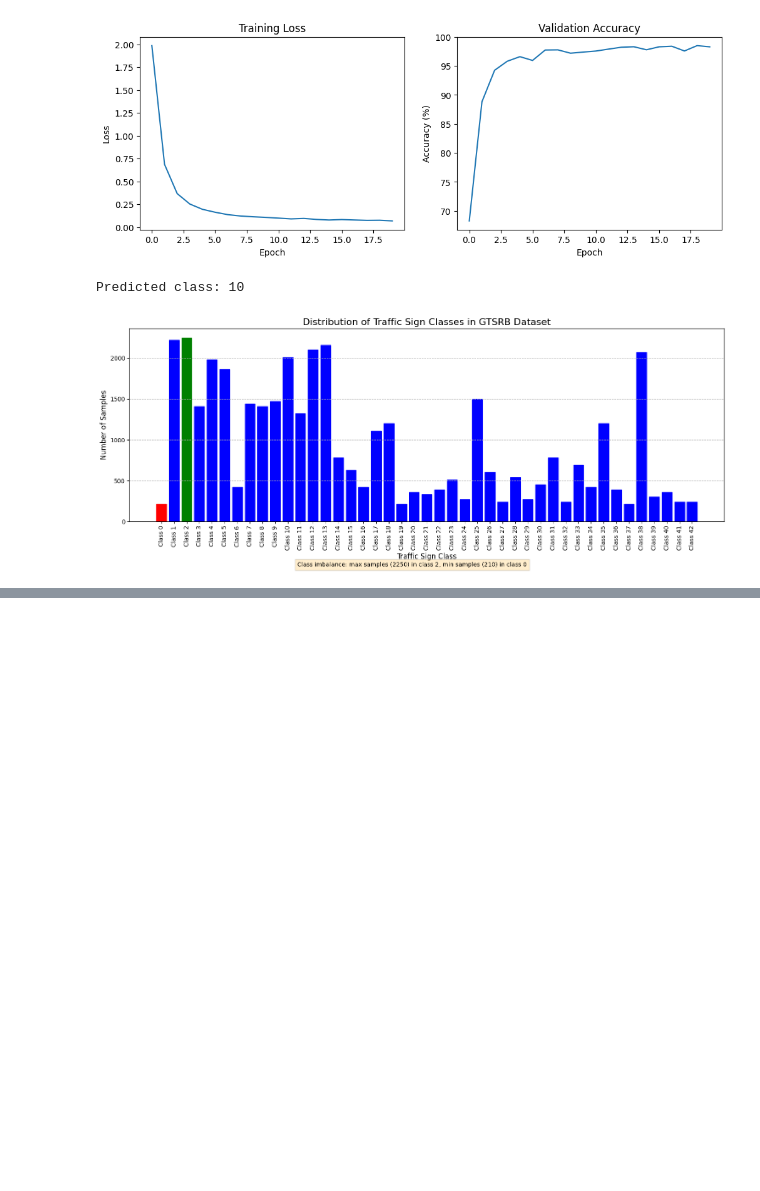
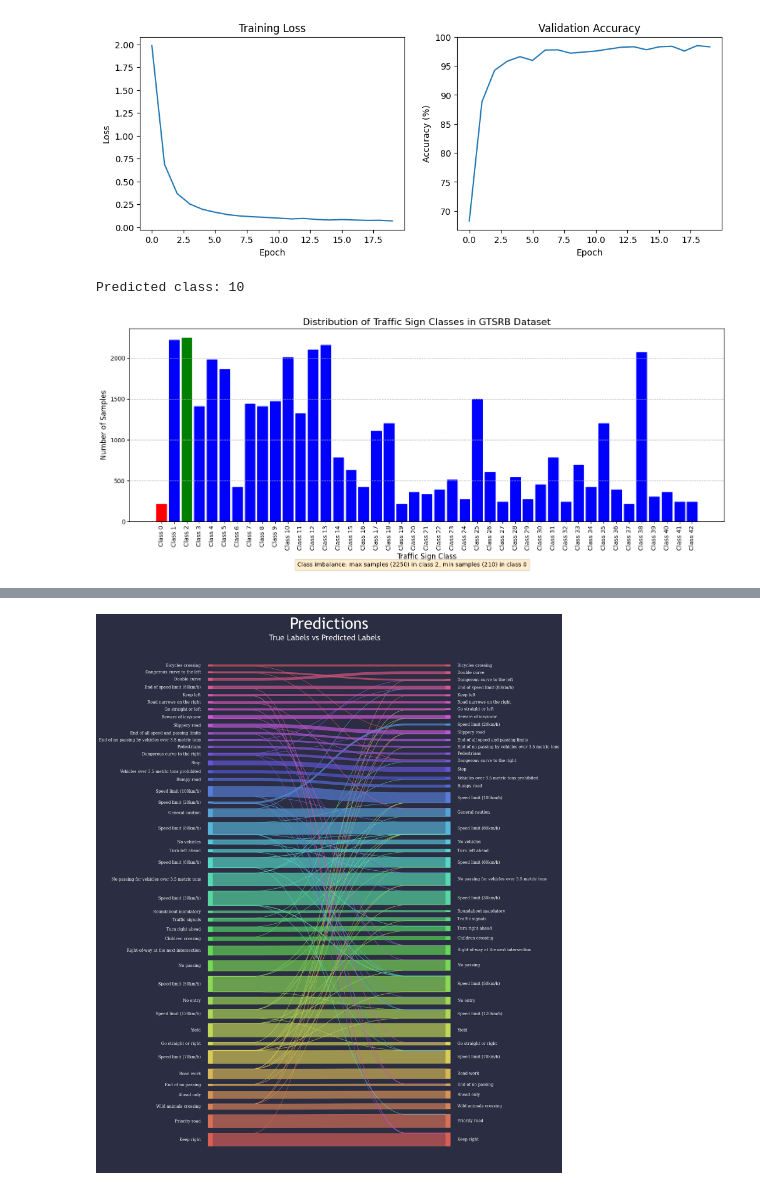
Before and after one commit to jorge1289/GTSRB-Traffic-Sign-Recognition, a Jupyter notebook: notebooks/01_traffic-sign-classification.ipynb, the cells around one changed output, grey strips where cells are left out. Drawn from its saved outputs; the diff is of its cells as text; code cells hidden in the pictures; blank space fills up the shorter version.

```diff
--- a/notebooks/01_traffic-sign-classification.ipynb
+++ b/notebooks/01_traffic-sign-classification.ipynb
@@ -206,5 +214,6 @@ def predict_image(image_path, model):
 
 
 # Save the model
-torch.save(model.state_dict(), 'traffic_sign_classifier.pth')
+model_dir = config["model_path"]
+torch.save(model.state_dict(), model_dir + '/02_traffic_sign_classifier.pth')
 # %%
@@ -213,5 +222,22 @@ prediction = predict_image(test_image_path, model)
 print(f"Predicted class: {prediction}")
 # %% [output]
 Predicted class: 10
+# %%
+# Reload your saved model
+def load_saved_model(model_file_path):
+    # Initialize the model architecture
+    model = TrafficSignCNN().to(device)
+
+    # Load the saved weights
+    model.load_state_dict(torch.load(model_file_path))
+
+    # Set to evaluation mode
+    model.eval()
+
+    return model
+
+# Load the saved model
+model_file = os.path.join(model_dir, "02_traffic_sign_classifier.pth")
+model = load_saved_model(model_file)
 # %%
 # Class distribution visualization
@@ -326,0 +523,59 @@ True class 5 predicted as class 2: 5 instances
+# %%
+from pySankey.sankey import sankey
+# Create a dataframe with true and predicted labels
+# First, we need to get all predictions on validation set
+true_labels = []
+pred_labels = []
+
+model.eval()
+with torch.no_grad():
+    for inputs, labels in val_loader:
+        inputs, labels = inputs.to(device), labels.to(device)
+        outputs = model(inputs)
+        _, preds = torch.max(outputs, 1)
+
+        true_labels.extend(labels.cpu().numpy())
+        pred_labels.extend(preds.cpu().numpy())
+
+# Create DataFrame
+Predictions_df = pd.DataFrame()
+Predictions_df['True'] = true_labels
+Predictions_df['Pred'] = pred_labels
+
+# Map numeric classes to their names
+Predictions_df['True'] = Predictions_df['True'].map(sign_names)
+Predictions_df['Pred'] = Predictions_df['Pred'].map(sign_names)
+
+# Generate the Sankey diagram
+sankey(
+    left=Predictions_df['True'],
+    right=Predictions_df['Pred'],
+    aspect=20, fontsize=10
+)
+
+# Get current figure
+fig = plt.gcf()
+
+# Set size in inches
+fig.set_size_inches(12, 24)
+
+# Set the color of the background to white
+fig.set_facecolor("#2b2d42")
+
+plt.rcParams['text.color'] = 'white'
+plt.rcParams['axes.titlecolor'] = 'white'
+plt.rcParams['axes.labelcolor'] = 'white'
+plt.rcParams['axes.labelsize'] = 'large'
+
+plt.rcParams['font.family'] = 'Trebuchet MS'
+plt.rcParams['font.size'] = 30
+
+# Title
+plt.title("Predictions", fontsize=40, fontname='Trebuchet MS', pad=30)
+# Subtitle
+plt.suptitle("True Labels vs Predicted Labels", fontsize=20, fontname='Trebuchet MS', y=0.889)
+
+# Save the figure
+fig.savefig(results_dir + "/sankey_confusion.png", bbox_inches="tight", dpi=300)
+# %% [output]
+[figure, added]
```
Also changed, not shown: parts of 8 cells of this notebook, 6 other files.
